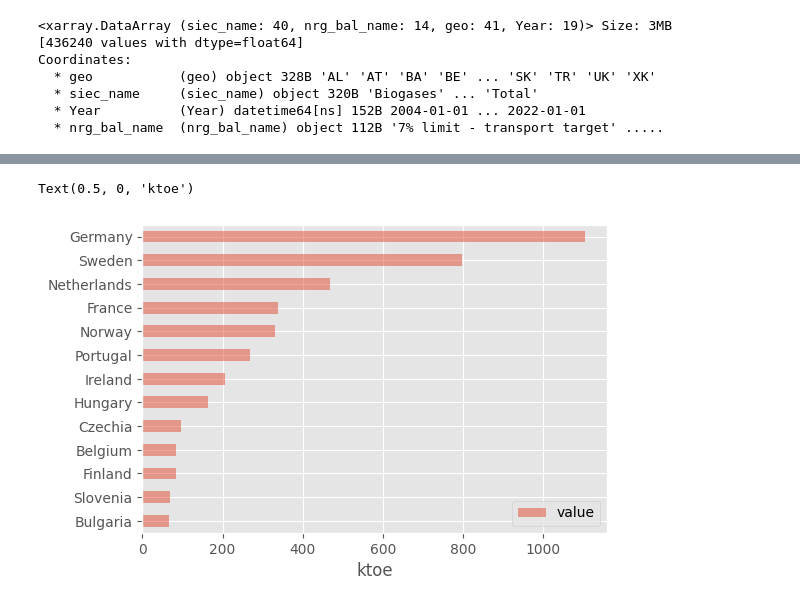
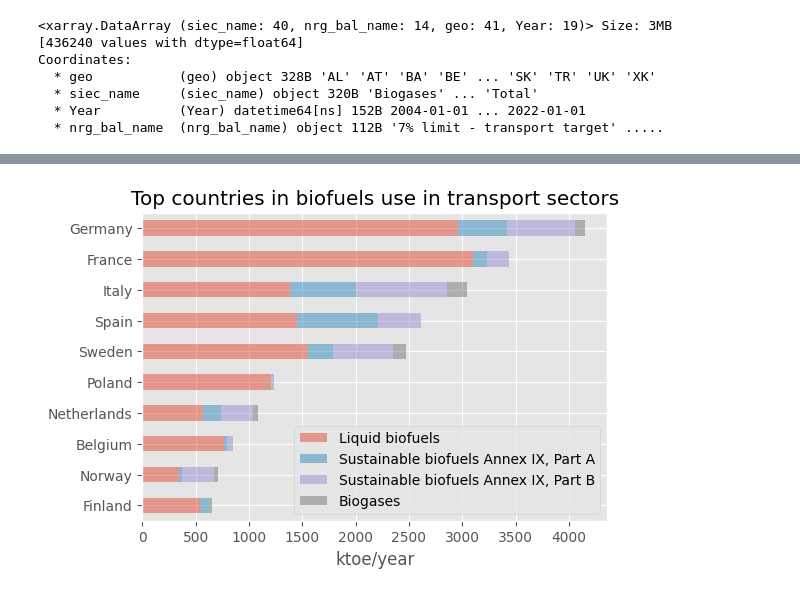
Before and after one commit to RomainBes/Eurostat, a Jupyter notebook: Eurostat.ipynb, the cells around one changed output, grey strips where cells are left out. Drawn from its saved outputs; the diff is of its cells as text; code cells hidden in the pictures.

Commit message:
Add graph"

```diff
--- a/Eurostat.ipynb
+++ b/Eurostat.ipynb
@@ -342,0 +252,10 @@ dfp.head(10)
+# %%
+# geo "EU27_2020", "EA20"
+dsp = (
+    (ds.sel(siec_name=list_siec).sel(nrg_bal_name=list_nrg_bal_name))
+    .sum(dim="nrg_bal_name")
+    .sel(Year=year)
+    .drop_vars("Year")
+    .squeeze()
+)
+dsp
@@ -342,0 +280,21 @@ dfp.head(10)
+# %%
+def get_country_name(country_code):
+    match country_code:
+        case "XK":
+            country_name = "Kosovo"
+        case "EL":
+            country_name = "Greece"
+        case "UK":
+            country_name = "United Kingdom"
+        case _:
+            country_name = pycountry.countries.get(alpha_2=country_code).name
+    return country_name
+# %%
+dfp = dsp.to_dataset("siec_name").to_dataframe()
+dfp = dfp.drop(["EU27_2020", "EA20", "UK"])
+dfp["Total"] = dfp.sum(axis=1)
+dfp = dfp.sort_values("Total", ascending=True)
+dfp = dfp.drop("Total", axis=1)
+
+dfp.index = [get_country_name(idx) for idx in dfp.index]
+dfp.tail(10)
@@ -343,9 +313,8 @@ dfp.head(10)
 # %%
 fig, ax = plt.subplots(figsize=(6, 4))
-dfp.sort_values("value", ascending=True).iloc[-15:-2].plot(
-    kind="barh", ax=ax, alpha=0.5
-)
-ax.set_xlabel("ktoe")
+dfp.iloc[-10:].plot(kind="barh", stacked=True, ax=ax, alpha=0.5)
+ax.set_xlabel("ktoe/year")
+ax.set_title("Top countries in biofuels use in transport sectors")
+fig.savefig("plot/top_countries.png", bbox_inches="tight")
 # %% [output]
-Text(0.5, 0, 'ktoe')
-[figure, old version]
+[figure, new version]
```
Also changed, not shown: parts of 8 cells of this notebook.
